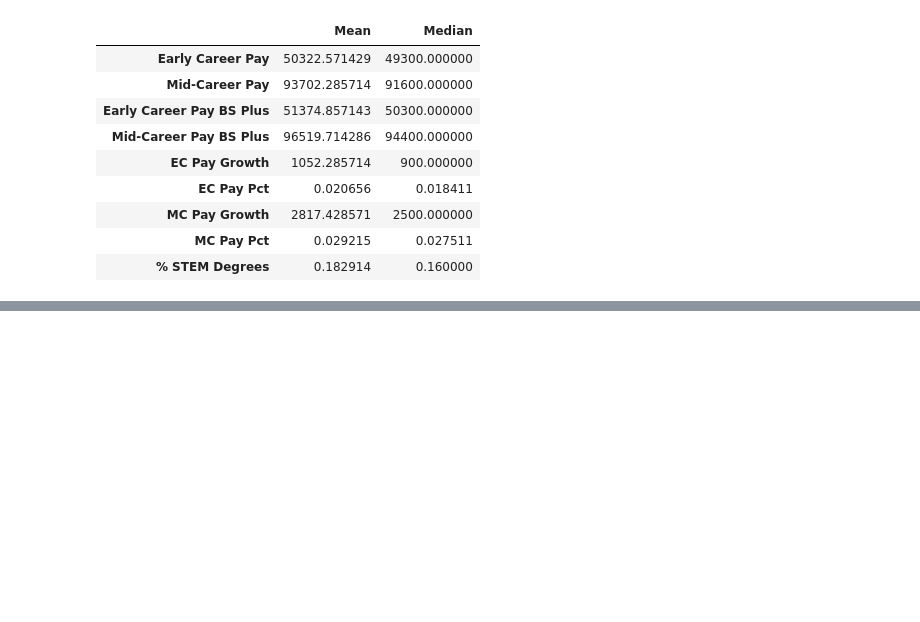
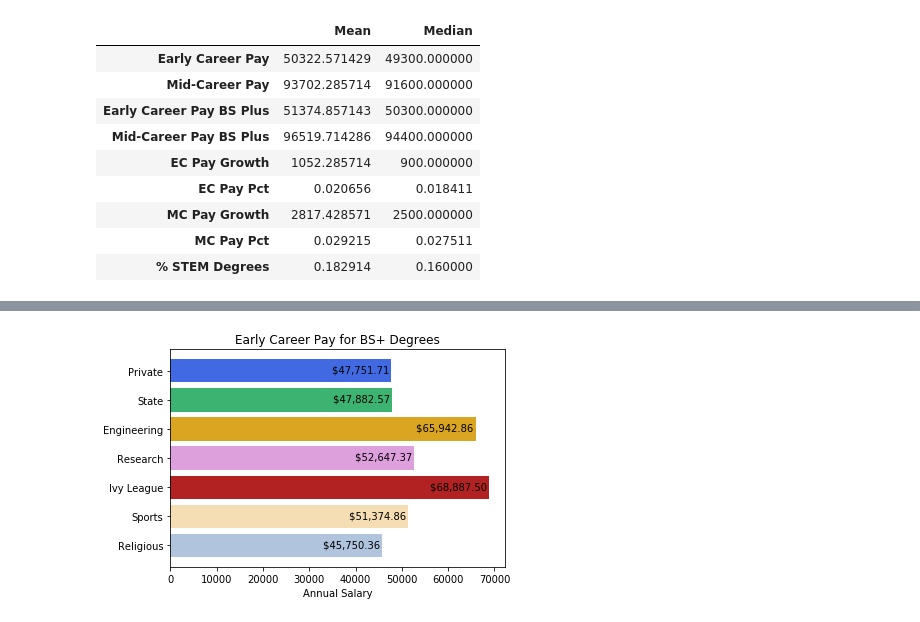
Before and after one commit to rohitrao1/Analysis-of-Higher-Education, a Jupyter notebook: ABComp.ipynb, the cells around one changed output, grey strips where cells are left out. Saved outputs shown, nothing was run; the diff lists cells and outputs as text; code cells hidden in the pictures; blank space fills up the shorter version.

```diff
--- a/ABComp.ipynb
+++ b/ABComp.ipynb
@@ -358,0 +382,20 @@ plt.gca().invert_yaxis()
+# %%
+# Early Career Pay Comparisons
+pecp_bar = plt.barh(x, type_pecp, tick_label=type_lbls, color=type_clrs)
+
+# Add general plot labels
+plt.title("Early Career Pay for BS+ Degrees")
+plt.xlabel("Annual Salary")
+
+# Add value labels
+for i in pecp_bar.patches:
+    w = i.get_width()
+    plt.text(w-12800, i.get_y()+.47, ("${:,.2f} ".format(w)), fontsize=10, color="black")
+
+# Invert display order
+plt.gca().invert_yaxis()
+
+# Save and display results
+plt.savefig("EarlyCareerPayBSPlus.png", bbox_inches="tight")
+# %% [output]
+[figure, added]
```
Also changed, not shown: parts of 3 cells of this notebook, 4 other files.
